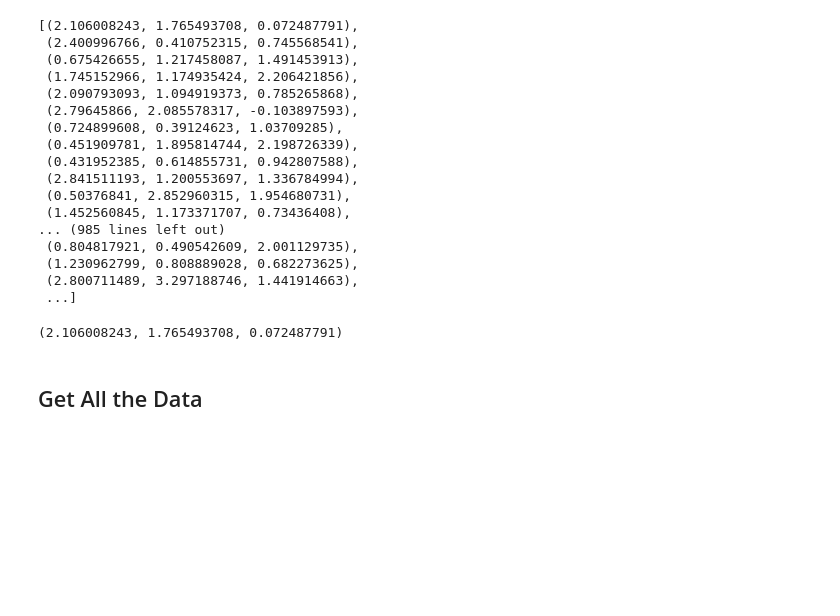
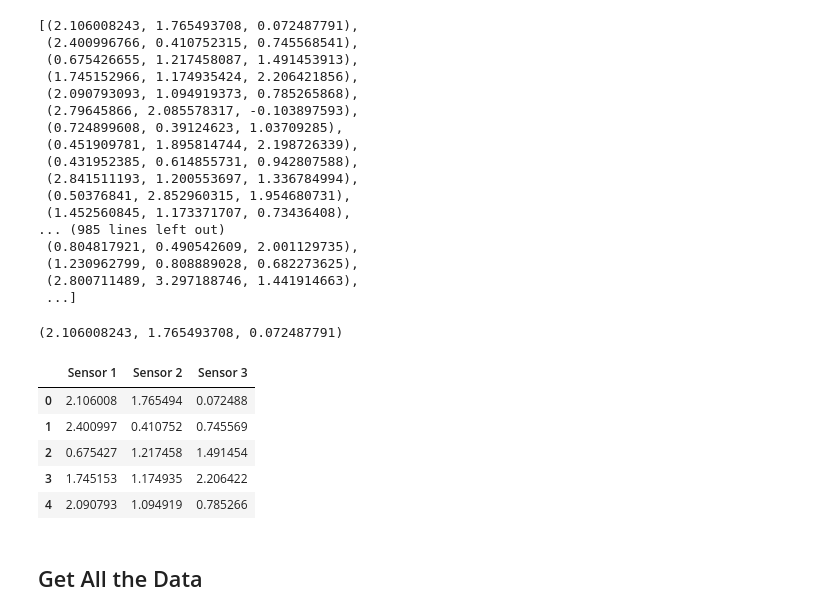
Before and after one commit to hypergalois/MachineFailurePrediction, a Jupyter notebook: 1.Importing.ipynb, the cells around one changed output. Cells and saved outputs as stored; diff of their text form; code cells hidden in the pictures; blank space fills up the shorter version.

Commit message:
Add data visualization for sensor readings in importing notebook

```diff
--- a/1.Importing.ipynb
+++ b/1.Importing.ipynb
@@ -106,6 +106,17 @@ data
 data[0]
 # %% [output]
 (2.106008243, 1.765493708, 0.072487791)
+# %%
+columns = np.array(cur.description)[:, 0]
+df = pd.DataFrame(data, columns=columns)
+df.head()
+# %% [output]
+|  | Sensor 1 | Sensor 2 | Sensor 3 |
+| 0 | 2.106008 | 1.765494 | 0.072488 |
+| 1 | 2.400997 | 0.410752 | 0.745569 |
+| 2 | 0.675427 | 1.217458 | 1.491454 |
+| 3 | 1.745153 | 1.174935 | 2.206422 |
+| 4 | 2.090793 | 1.094919 | 0.785266 |
 # %% [markdown]
 ## Get All the Data
 # %% [markdown]
```
